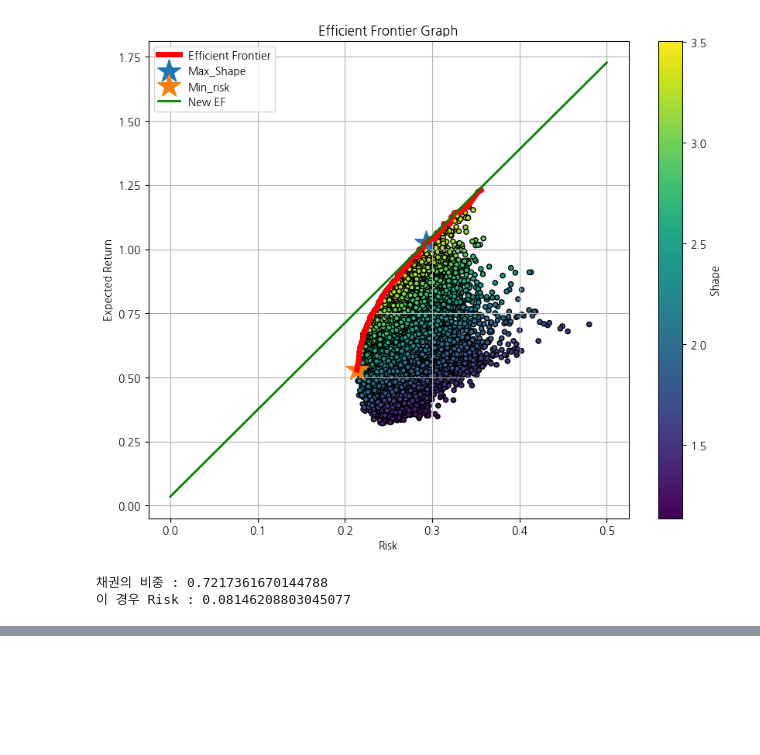
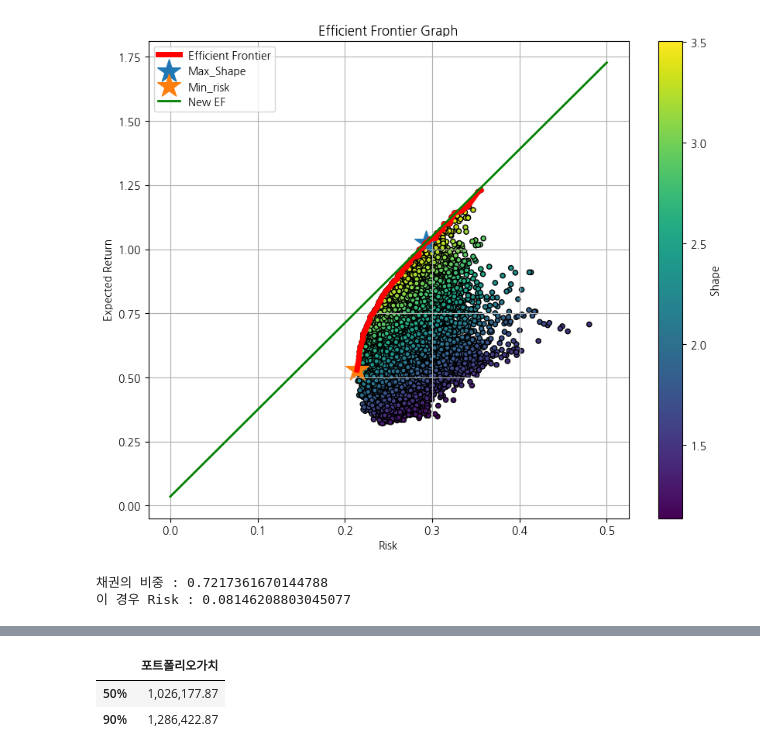
Before and after one commit to DanDanHeeWorld/to_upward, a Jupyter notebook: 포트폴리오구성+monte2.ipynb, the cells around one changed output, grey strips where cells are left out. Saved outputs shown, nothing was run; the diff lists cells and outputs as text; code cells hidden in the pictures; blank space fills up the shorter version.

```diff
--- a/포트폴리오구성+monte2.ipynb
+++ b/포트폴리오구성+monte2.ipynb
@@ -228,0 +298,7 @@ show_portfolio(max_shape)
+# %%
+pd.set_option('display.float_format', lambda x: f'{x:,.2f}')
+pd.DataFrame(balance_df.iloc[99].quantile([0.5,0.9]).to_numpy(),columns=['포트폴리오가치'],index=['50%','90%'])
+# %% [output]
+|  | 포트폴리오가치 |
+| 50% | 1,026,177.87 |
+| 90% | 1,286,422.87 |
```
Also changed, not shown: parts of 4 cells of this notebook, 1 other file.
